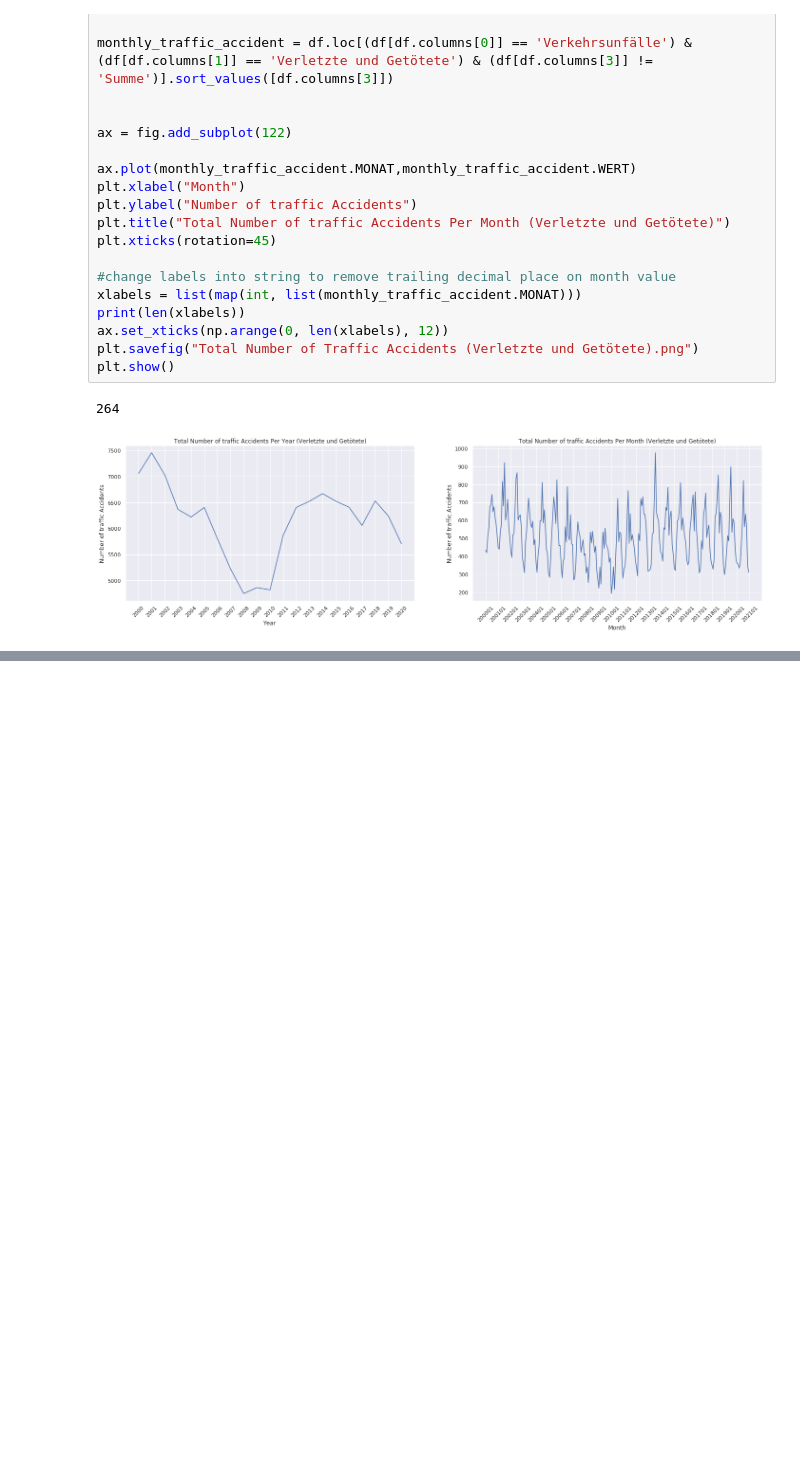
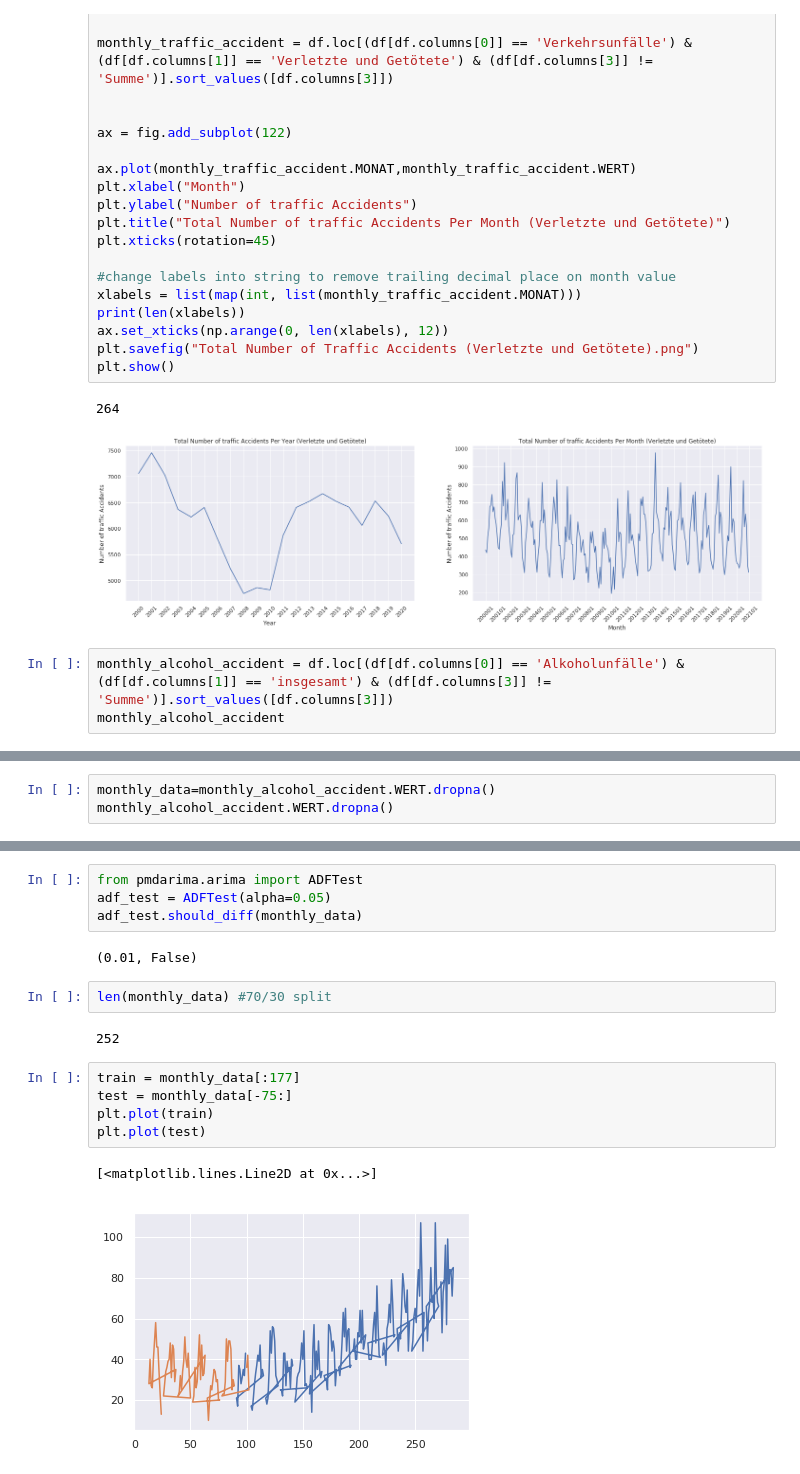
Before and after one commit to cagaraza/DPS2021, a Jupyter notebook: Data Exploration.ipynb, the cells around one changed output, grey strips where cells are left out. Drawn from its saved outputs; the diff is of its cells as text; blank space fills up the shorter version.

Commit message:
implement 70/30 split on Alcohol accidents (insgemat) data points

```diff
--- a/Data Exploration.ipynb
+++ b/Data Exploration.ipynb
@@ -320,3 +320,6 @@ plt.show()
 # %% [output]
 264
 [figure]
+# %%
+monthly_alcohol_accident = df.loc[(df[df.columns[0]] == 'Alkoholunfälle') & (df[df.columns[1]] == 'insgesamt') & (df[df.columns[3]] != 'Summe')].sort_values([df.columns[3]])
+monthly_alcohol_accident
@@ -322,0 +345,3 @@ plt.show()
+# %%
+monthly_data=monthly_alcohol_accident.WERT.dropna()
+monthly_alcohol_accident.WERT.dropna()
@@ -322,0 +366,18 @@ plt.show()
+# %%
+from pmdarima.arima import ADFTest
+adf_test = ADFTest(alpha=0.05)
+adf_test.should_diff(monthly_data)
+# %% [output]
+(0.01, False)
+# %%
+len(monthly_data) #70/30 split
+# %% [output]
+252
+# %%
+train = monthly_data[:177]
+test = monthly_data[-75:]
+plt.plot(train)
+plt.plot(test)
+# %% [output]
+[<matplotlib.lines.Line2D at 0x...>]
+[figure, added]
```
Also changed, not shown: parts of 2 cells of this notebook.
